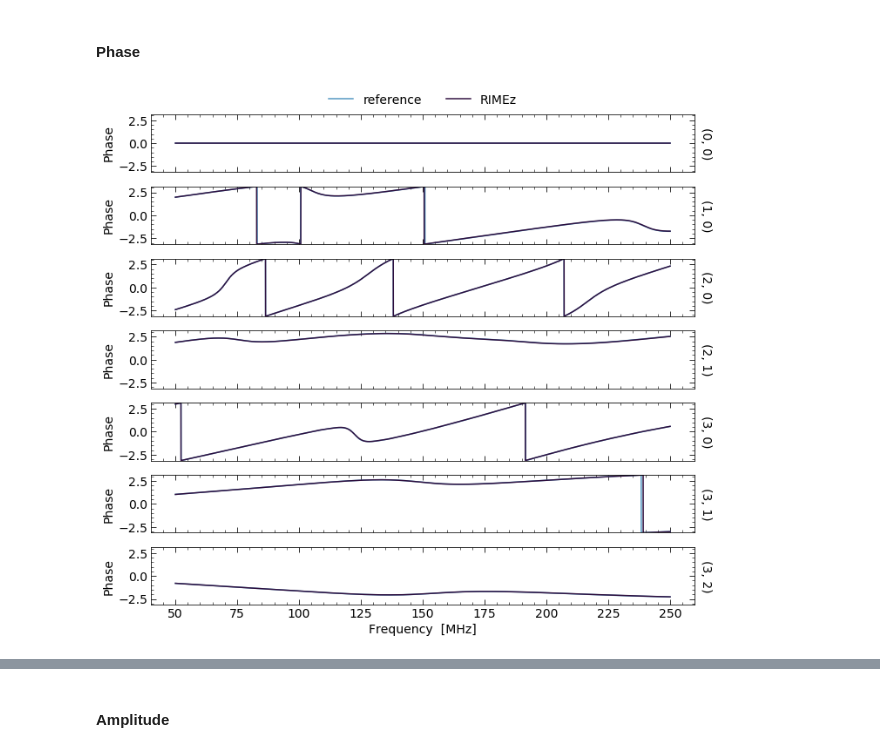
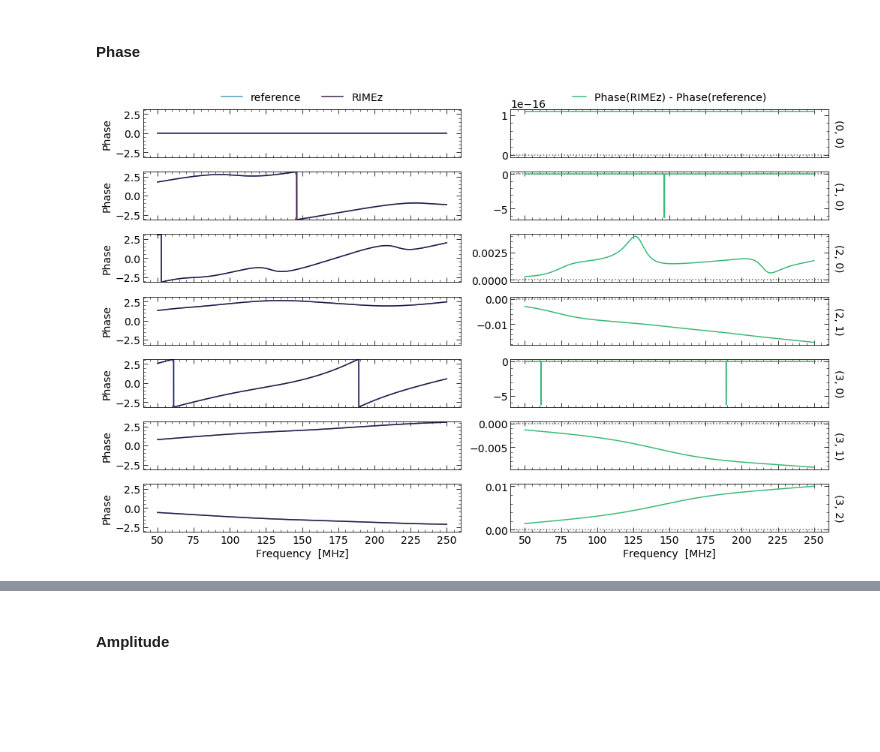
Before and after one commit to HERA-Team/hera-validation, a Jupyter notebook: test-series/-1/test-neg1.1.0.ipynb, the cells around one changed output, grey strips where cells are left out. Drawn from its saved outputs; the diff is of its cells as text; code cells hidden in the pictures; blank space fills up the shorter version.

```diff
--- a/test-series/-1/test-neg1.1.0.ipynb
+++ b/test-series/-1/test-neg1.1.0.ipynb
@@ -285,0 +311,6 @@ for axis in ax:
+# %%
+fig, ax = plt.subplots(len(bls_12), 2, sharex='col', figsize=(14, 9))
+plot_time_axis(uvd_ref_12_gauss, uvd_rimez_12_gauss, bls_12, ax=ax, component='amp')
+for axis in ax[:, 0]:
+    axis.set_yscale('log')
+fig.tight_layout()
@@ -286,7 +321,7 @@ for axis in ax:
 # %%
-# overplot phases
-fig, ax = plt.subplots(len(bls_12), 1, sharex='col', figsize=(10, 9))
-plot_time_axis(uvd_ref_12_uniform, uvd_rimez_12_uniform, bls_12, component='phase', fig=fig)
-for axis in ax:
+fig, ax = plt.subplots(len(bls_12), 2, sharex='col', figsize=(14, 9))
+plot_time_axis(uvd_ref_12_gauss, uvd_rimez_12_gauss, bls_12, ax=ax, component='phase')
+for axis in ax[:, 0]:
     axis.set_ylim([-np.pi, np.pi])
+fig.tight_layout()
 # %% [output]
@@ -294,8 +341,7 @@ for axis in ax:
 # %%
-# phase(RIMEz - ref)
-fig, ax = plt.subplots(len(bls_12), 1, sharex='col', figsize=(10, 9))
-plot_time_axis(uvd_ref_12_uniform, uvd_rimez_12_uniform, bls_12, component='phase',
-               difference=True, diff_first=True, fig=fig)
-for axis in ax:
+fig, ax = plt.subplots(len(bls_12), 2, sharex='col', figsize=(14, 9))
+plot_time_axis(uvd_ref_12_airy, uvd_rimez_12_airy, bls_12, ax=ax, component='phase')
+for axis in ax[:, 0]:
     axis.set_ylim([-np.pi, np.pi])
+fig.tight_layout()
 # %% [output]
@@ -322,2 +380,8 @@ for axis in ax:
 # %% [markdown]
 #### Phase
+# %%
+fig, ax = plt.subplots(len(bls_13), 2, sharex='col', figsize=(14, 9))
+plot_freq_axis(uvd_ref_13_uniform, uvd_rimez_13_uniform, bls_13, ax=ax, component='phase')
+for axis in ax[:, 0]:
+    axis.set_ylim([-np.pi, np.pi])
+fig.tight_layout()
@@ -363,10 +400,10 @@ plot_freq_axis(uvd_ref_13_uniform, uvd_rimez_13_uniform, bls_13, component='amp'
 # %% [markdown]
 #### Phase
 # %%
-# overplot phases
-fig, ax = plt.subplots(len(bls_13), 1, sharex='col', figsize=(10, 9))
-plot_freq_axis(uvd_ref_13_uniform, uvd_rimez_13_uniform, bls_13, component='phase', fig=fig)
-for axis in ax:
+fig, ax = plt.subplots(len(bls_13), 2, sharex='col', figsize=(14, 9))
+plot_freq_axis(uvd_ref_13_gauss, uvd_rimez_13_gauss, bls_13, ax=ax, component='phase')
+for axis in ax[:, 0]:
     axis.set_ylim([-np.pi, np.pi])
+fig.tight_layout()
 # %% [output]
-[figure, old version]
+[figure, new version]
```
Also changed, not shown: parts of 54 cells of this notebook.
